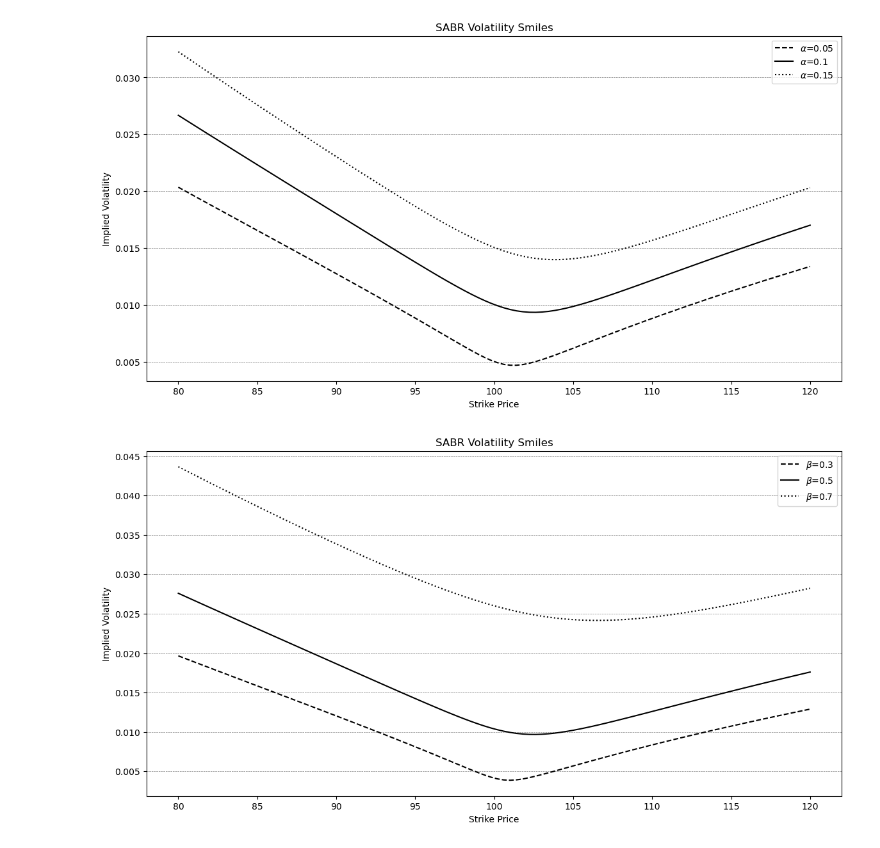
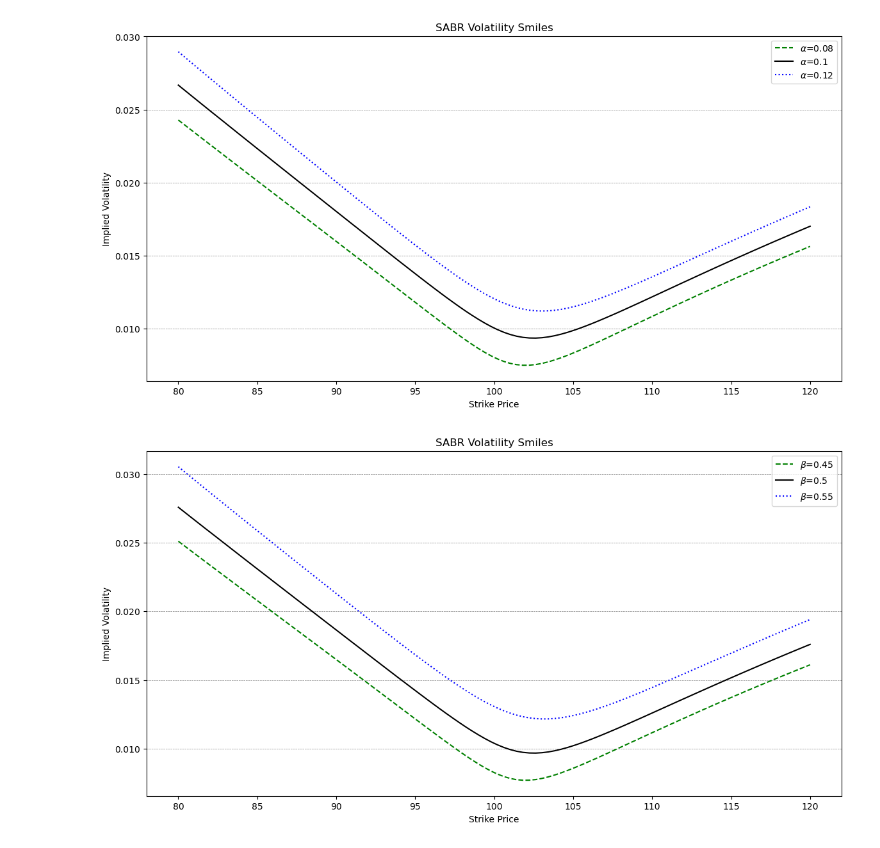
Before and after one commit to NannaOhrt/master_thesis, a Jupyter notebook: main/code/sabr_parameters.ipynb, the cells around one changed output. Saved outputs shown, nothing was run; the diff lists cells and outputs as text; code cells hidden in the pictures.

```diff
--- a/main/code/sabr_parameters.ipynb
+++ b/main/code/sabr_parameters.ipynb
@@ -42,10 +42,13 @@ def plot_volatility_smiles(F, T, alpha, beta, rho, nu, strikes):
     """
     plt.figure(figsize=(14, 7))
     line_styles = ['--', '-', ':']
+    colors = ['green', 'black', 'blue']
 
-    for a, ls in zip(alpha, line_styles):
+
+    for a, ls, color in zip(alpha, line_styles, colors):
         vols = [sabr_volatility(F, k, T, a, beta, rho, nu) for k in strikes]
-        plt.plot(strikes, vols, linestyle=ls, label=f'$\\alpha$={a}', c='black')
+        plt.plot(strikes, vols, linestyle=ls, label=f'$\\alpha$={a}', color=color)
+
 
 
     plt.title('SABR Volatility Smiles')
@@ -56,7 +59,7 @@ def plot_volatility_smiles(F, T, alpha, beta, rho, nu, strikes):
 
 F = 100
 T = 1
-alpha = [0.05, 0.1, 0.15]
+alpha = [0.08, 0.1, 0.12]
 beta = 0.5
 rho = -0.4
 nu = 0.25
@@ -67,7 +70,7 @@ plt.savefig("/Users/nannaingemannohrt/Desktop/master_thesis/main/plots/SABR1_alp
 plt.show()
 plt.close()
 # %% [output]
-[figure, old version]
+[figure, new version]
 # %%
 def plot_volatility_smiles(F, T, alpha, beta, rho, nu, strikes):
     """
@@ -75,37 +78,39 @@ def plot_volatility_smiles(F, T, alpha, beta, rho, nu, strikes):
 
     Parameters:
     - F: Forward rate of the underlying.
     - T: Time to maturity.
     - alpha, beta, rho, nu: SABR parameters.
     - strikes: Array of strike prices.
     """
     plt.figure(figsize=(14, 7))
     line_styles = ['--', '-', ':']
+    colors = ['green', 'black', 'blue']
 
-    for b, ls in zip(beta, line_styles):
+    for b, ls, color  in zip(beta, line_styles,colors):
         vols = [sabr_volatility(F, k, T, alpha, b, rho, nu) for k in strikes]
-        plt.plot(strikes, vols, linestyle=ls, label=f'$\\beta$={b}', c='black')
+        plt.plot(strikes, vols, linestyle=ls, label=f'$\\beta$={b}', color=color)
+
 
     plt.title('SABR Volatility Smiles')
     plt.xlabel('Strike Price')
     plt.ylabel('Implied Volatility')
     plt.legend()
     plt.grid(axis='y', color='gray', linestyle='--', linewidth=0.5)
 
 F = 100
 T = 10
 alpha = 0.1
-beta = [0.3, 0.5, 0.7]
+beta = [0.45, 0.5, 0.55]
 rho = -0.4
 nu = 0.25
 strikes = np.linspace(80, 120, 100)
 
 plot_volatility_smiles(F, T, alpha, beta, rho, nu, strikes)
 plt.savefig("/Users/nannaingemannohrt/Desktop/master_thesis/main/plots/SABR_beta.png")
 plt.show()
 plt.close()
 # %% [output]
-[figure, old version]
+[figure, new version]
 # %%
 
 def plot_volatility_smiles(F, T, alpha, beta, rho, nu, strikes):
```
Also changed, not shown: parts of 3 cells of this notebook, 6 other files.
